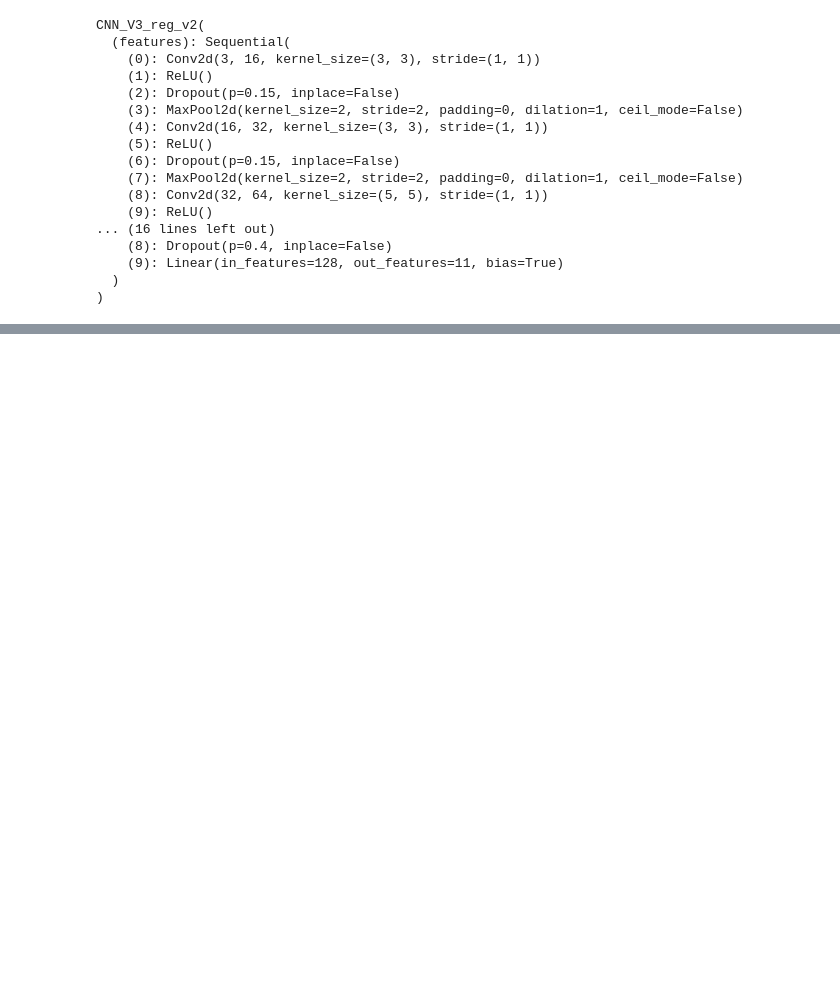
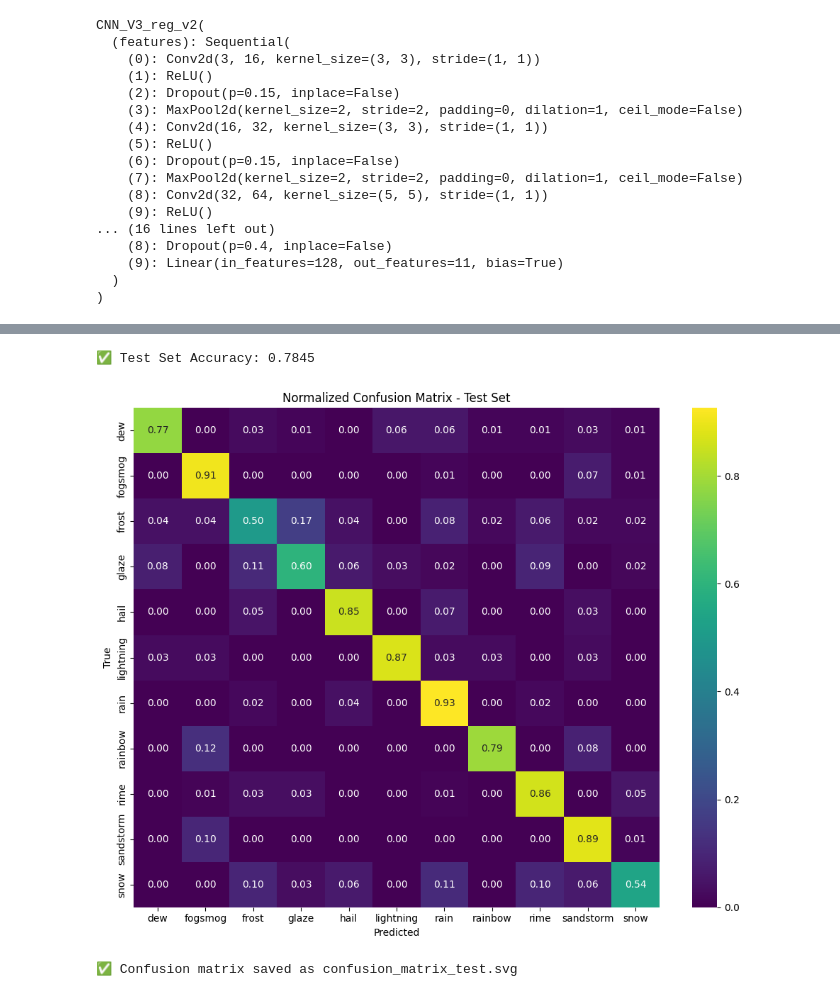
Before and after one commit to joaquinorradre/Weather-Clasification, a Jupyter notebook: notebooks/experiments/best_of_best.ipynb, the cells around one changed output, grey strips where cells are left out. Drawn from its saved outputs; the diff is of its cells as text; code cells hidden in the pictures; blank space fills up the shorter version.

```diff
--- a/notebooks/experiments/best_of_best.ipynb
+++ b/notebooks/experiments/best_of_best.ipynb
@@ -353,0 +391,60 @@ plt.show()
+# %%
+from sklearn.metrics import confusion_matrix, accuracy_score
+import seaborn as sns
+import matplotlib.pyplot as plt
+
+mean = [0.5167, 0.5143, 0.5164]
+std = [0.2378, 0.2359, 0.2393]
+
+transform = transforms.Compose([
+    transforms.Resize((224, 224)),
+    transforms.ToTensor(),
+    transforms.Normalize(mean=mean, std=std),
+])
+
+# Prepare test dataset and loader
+test_dataset = WeatherDataset("../../data/test", transform=transform)
+test_loader = DataLoader(test_dataset, batch_size=64, shuffle=False)
+
+all_preds = []
+all_labels = []
+
+model.eval()
+with torch.no_grad():
+    for imgs, labels in test_loader:
+        imgs, labels = imgs.to(device), labels.to(device)
+        outputs = model(imgs)
+        preds = outputs.argmax(1)
+        all_preds.extend(preds.cpu().numpy())
+        all_labels.extend(labels.cpu().numpy())
+
+# ✅ Overall accuracy
+accuracy = accuracy_score(all_labels, all_preds)
+print(f"✅ Test Set Accuracy: {accuracy:.4f}")
+
+# ✅ Confusion matrix (normalized by true labels)
+cm = confusion_matrix(all_labels, all_preds, normalize='true')
+class_names = test_dataset.classes
+
+plt.figure(figsize=(10, 8))
+sns.heatmap(
+    cm,
+    annot=True,
+    fmt=".2f",
+    cmap="viridis",
+    xticklabels=class_names,
+    yticklabels=class_names
+)
+plt.xlabel("Predicted")
+plt.ylabel("True")
+plt.title("Normalized Confusion Matrix - Test Set")
+plt.tight_layout()
+
+plt.savefig("confusion_matrix_test.svg", format="svg")
+plt.show()
+
+print("✅ Confusion matrix saved as confusion_matrix_test.svg")
+# %% [output]
+✅ Test Set Accuracy: 0.7845
+[figure, added]
+✅ Confusion matrix saved as confusion_matrix_test.svg
```
Also changed, not shown: parts of 4 cells of this notebook, 17 other files.
